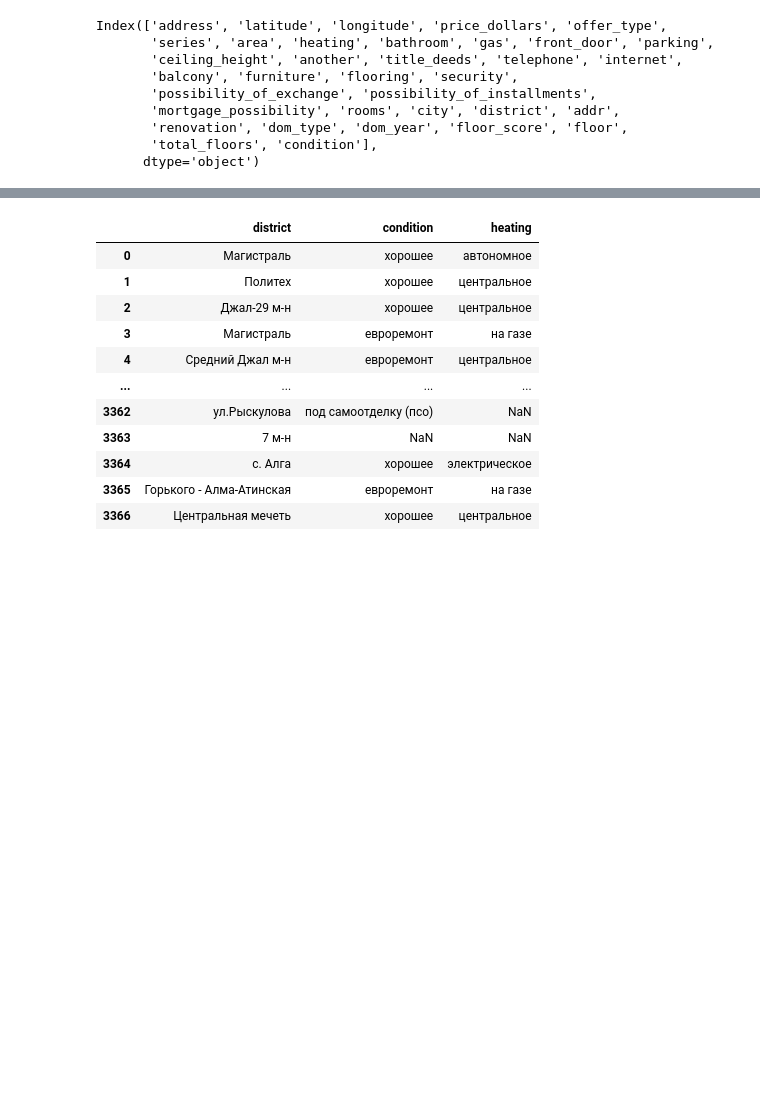
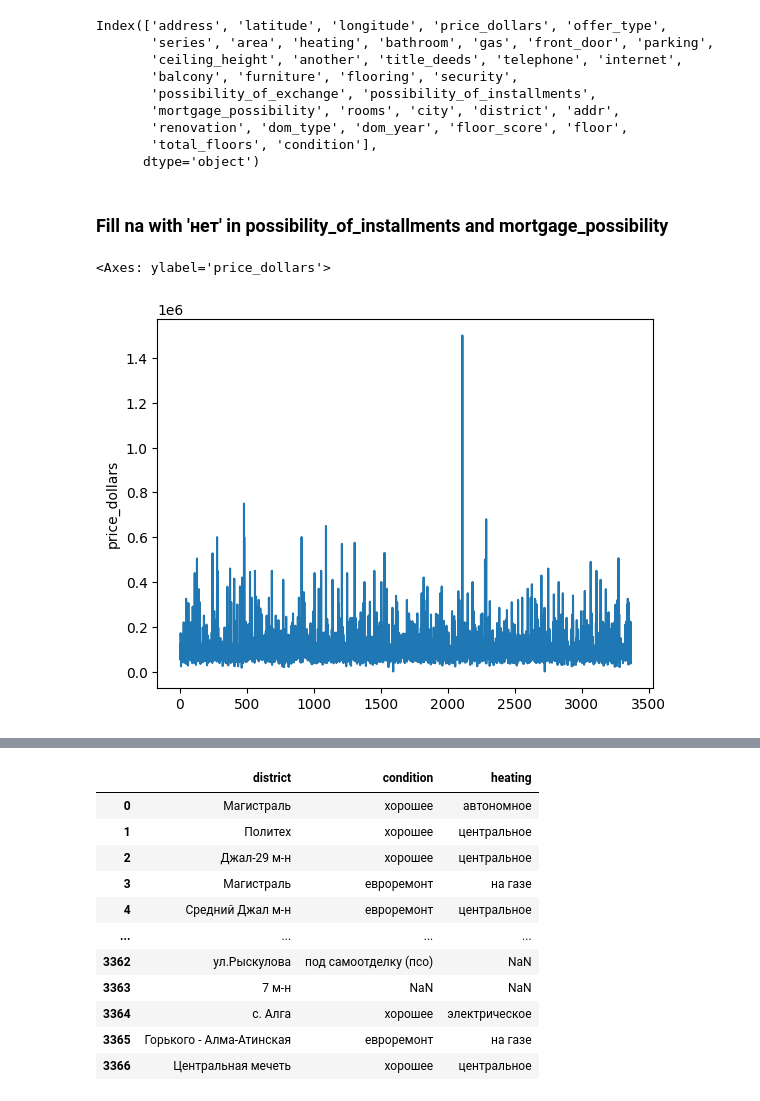
Before and after one commit to awesic/House_KG_Parsing, a Jupyter notebook: house_kg_project.ipynb, the cells around one changed output, grey strips where cells are left out. Saved outputs shown, nothing was run; the diff lists cells and outputs as text; code cells hidden in the pictures; blank space fills up the shorter version.

```diff
--- a/house_kg_project.ipynb
+++ b/house_kg_project.ipynb
@@ -483,4 +483,14 @@ Index(['address', 'latitude', 'longitude', 'price_dollars', 'offer_type',
        'renovation', 'dom_type', 'dom_year', 'floor_score', 'floor',
        'total_floors', 'condition'],
       dtype='object')
+# %% [markdown]
+### Fill na with 'нет' in possibility_of_installments and mortgage_possibility
+# %%
+df_cleaned2['possibility_of_installments'].fillna('нет', inplace=True)
+df_cleaned2['mortgage_possibility'].fillna('нет', inplace=True)
+# %%
+sns.lineplot(df_cleaned2.price_dollars)
+# %% [output]
+<Axes: ylabel='price_dollars'>
+[figure, added]
 # %%
```
Also changed, not shown: parts of 17 cells of this notebook.
